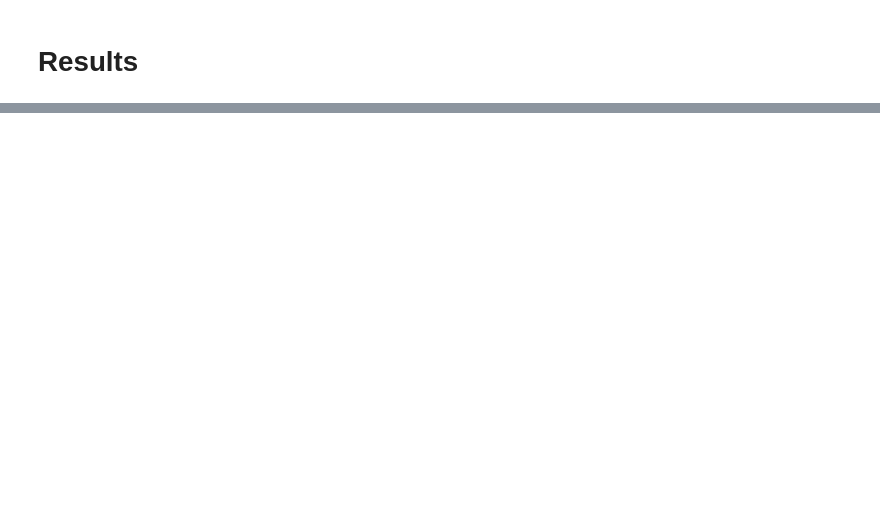
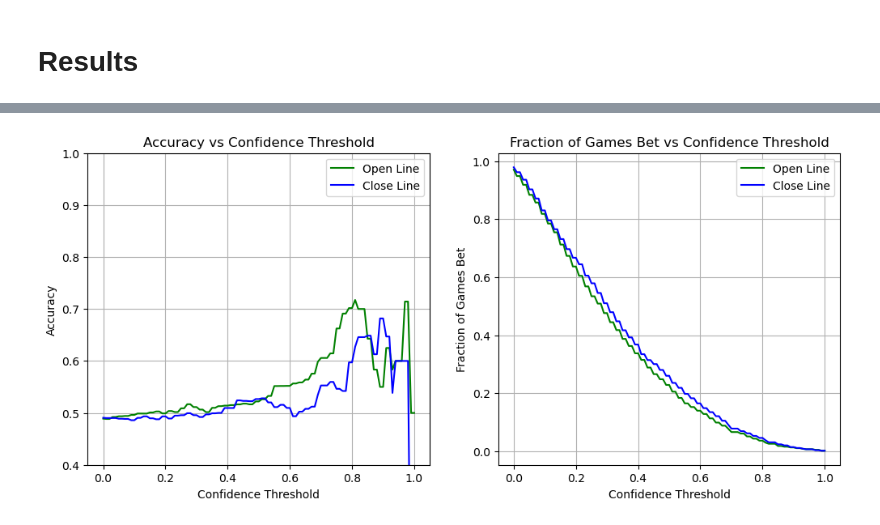
Before and after one commit to iggysiegel/NFL, a Jupyter notebook: notebooks/Evaluation.ipynb, the cells around one changed output, grey strips where cells are left out. Cells and saved outputs as stored; diff of their text form; code cells hidden in the pictures; blank space fills up the shorter version.

```diff
--- a/notebooks/Evaluation.ipynb
+++ b/notebooks/Evaluation.ipynb
@@ -218,20 +105,0 @@ To understand how the model performs in different contexts, we examine accuracy
-# %%
-thresholds = np.linspace(0, 1, 21)
-seasons = data["season"].unique()
-
-plt.figure(figsize=(10, 6))
-for season in seasons:
-    season_data = data[data["season"] == season]
-    accuracies = []
-    for thresh in thresholds:
-        _, _, acc = betting_simulation(season_data, confidence_threshold=thresh)
-        accuracies.append(acc)
-    plt.plot(thresholds, accuracies, label=f"{season}", alpha=0.7)
-plt.xlabel("Confidence Threshold")
-plt.ylabel("Accuracy")
-plt.title("Seasonal Accuracy vs Confidence Threshold")
-plt.ylim(0, 1)
-plt.grid(True)
-plt.legend()
-plt.tight_layout()
-plt.show()
@@ -239,0 +139,62 @@ plt.show()
+# %%
+# Figures 1 & 2: Accuracy vs Confidence & Fraction of Bets vs Confidence
+conf_thresh = list(results.keys())
+open_accuracy = [i["overall"]["accuracy_open"] for i in results.values()]
+close_accuracy = [i["overall"]["accuracy_close"] for i in results.values()]
+open_bet_pctg = [i["overall"]["bets_placed_open"] / len(data) for i in results.values()]
+close_bet_pctg = [
+    i["overall"]["bets_placed_close"] / len(data) for i in results.values()
+]
+
+plt.figure(figsize=(12, 5))
+
+plt.subplot(1, 2, 1)
+plt.plot(conf_thresh, open_accuracy, color="green", label="Open Line")
+plt.plot(conf_thresh, close_accuracy, color="blue", label="Close Line")
+plt.xlabel("Confidence Threshold")
+plt.ylabel("Accuracy")
+plt.title("Accuracy vs Confidence Threshold")
+plt.grid(True)
+plt.ylim(0.4, 1.0)
+plt.legend()
+
+plt.subplot(1, 2, 2)
+plt.plot(conf_thresh, open_bet_pctg, color="green", label="Open Line")
+plt.plot(conf_thresh, close_bet_pctg, color="blue", label="Close Line")
+plt.xlabel("Confidence Threshold")
+plt.ylabel("Fraction of Games Bet")
+plt.title("Fraction of Games Bet vs Confidence Threshold")
+plt.grid(True)
+plt.legend()
+
+plt.show()
+
+# Figure 2 & 3: Seasonal Open & Close Line Accuracy
+
+plt.figure(figsize=(12, 5))
+
+plt.subplot(1, 2, 1)
+for season in all_seasons:
+    open_accuracy_season = [i[season]["accuracy_open"] for i in results.values()]
+    plt.plot(conf_thresh, open_accuracy_season, label=f"{season}", alpha=0.7)
+plt.xlim(0.0, 0.8)
+plt.grid(True)
+plt.legend()
+plt.xlabel("Confidence Threshold")
+plt.ylabel("Accuracy")
+plt.title("Seasonal Open Line Accuracy vs Confidence Threshold")
+
+plt.subplot(1, 2, 2)
+for season in all_seasons:
+    close_accuracy_season = [i[season]["accuracy_close"] for i in results.values()]
+    plt.plot(conf_thresh, close_accuracy_season, label=f"{season}", alpha=0.7)
+plt.xlim(0.0, 0.8)
+plt.grid(True)
+plt.legend()
+plt.xlabel("Confidence Threshold")
+plt.ylabel("Accuracy")
+plt.title("Seasonal Close Line Accuracy vs Confidence Threshold")
+
+plt.show()
+# %% [output]
+[figure, added]
```
Also changed, not shown: parts of 19 cells of this notebook.
